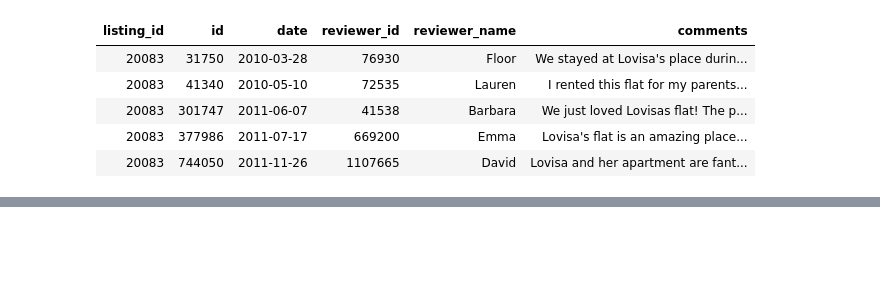
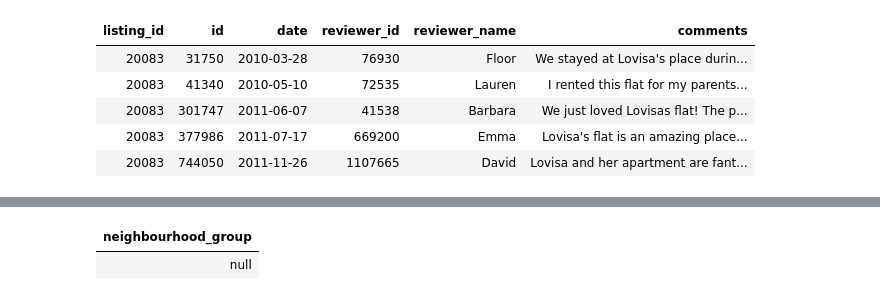
Before and after one commit to alcherniaev/Amazon_S3_databricks, a Jupyter notebook: DE_AWS_S3.ipynb, the cells around one changed output, grey strips where cells are left out. Saved outputs shown, nothing was run; the diff lists cells and outputs as text; code cells hidden in the pictures; blank space fills up the shorter version.

```diff
--- a/DE_AWS_S3.ipynb
+++ b/DE_AWS_S3.ipynb
@@ -189,0 +167,6 @@ display(dbutils.fs.ls("/mnt/s3data"))
+# %%
+%sql
+select distinct neighbourhood_group from neighbourhood
+# %% [output]
+| neighbourhood_group |
+| null |
```
Also changed, not shown: parts of 21 cells of this notebook.
